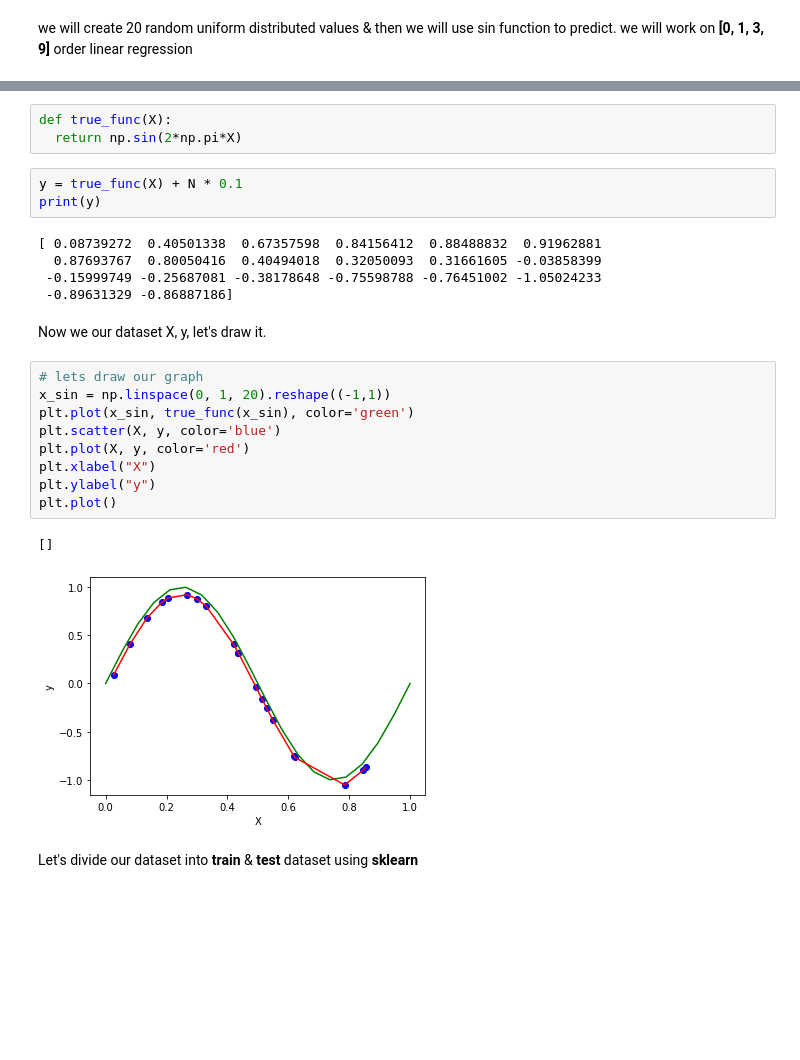
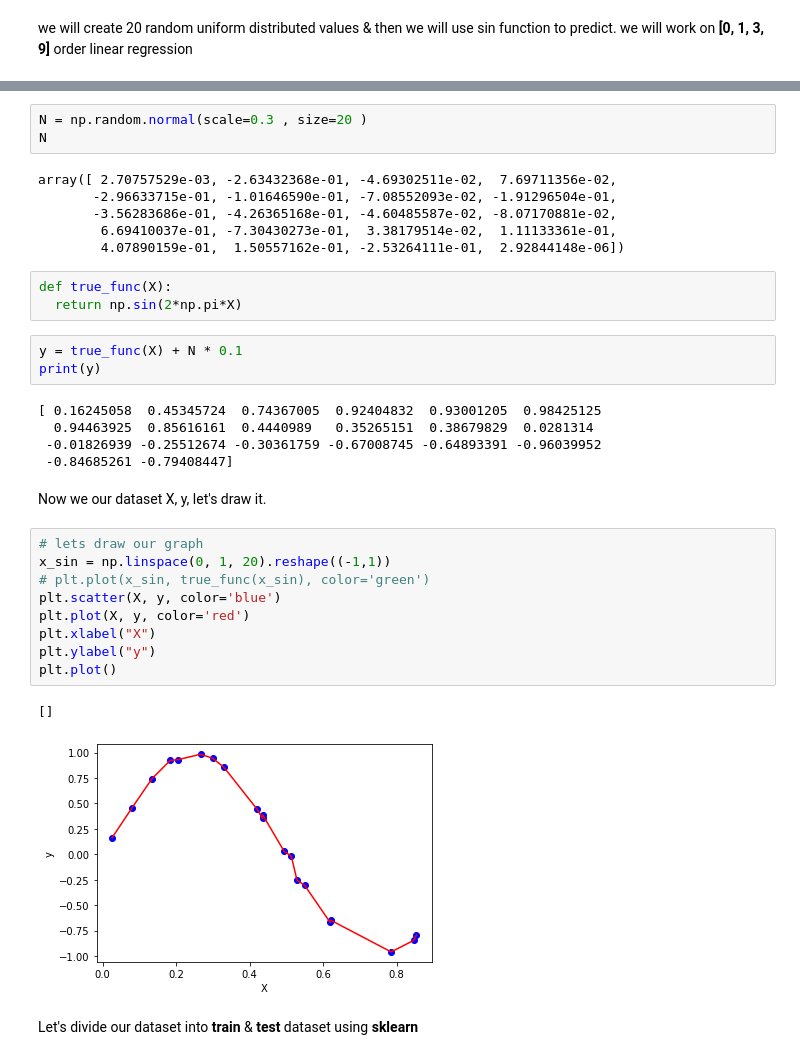
Before and after one commit to jay-thakur/Concept_of_Overfitting, a Jupyter notebook: Concept_of_Overfitting.ipynb, the cells around one changed output, grey strips where cells are left out. Drawn from its saved outputs; the diff is of its cells as text; blank space fills up the shorter version.

```diff
--- a/Concept_of_Overfitting.ipynb
+++ b/Concept_of_Overfitting.ipynb
@@ -54,6 +56,15 @@ print(N)
  0.51357812 0.52914209 0.54966248 0.61927097 0.62113383 0.78533515
  0.84656149 0.85397529]
 -0.7478709492938624
+# %%
+N = np.random.normal(scale=0.3 , size=20 )
+N
+# %% [output]
+array([ 2.70757529e-03, -2.63432368e-01, -4.69302511e-02,  7.69711356e-02,
+       -2.96633715e-01, -1.01646590e-01, -7.08552093e-02, -1.91296504e-01,
+       -3.56283686e-01, -4.26365168e-01, -4.60485587e-02, -8.07170881e-02,
+        6.69410037e-01, -7.30430273e-01,  3.38179514e-02,  1.11133361e-01,
+        4.07890159e-01,  1.50557162e-01, -2.53264111e-01,  2.92844148e-06])
 # %%
 def true_func(X):
   return np.sin(2*np.pi*X)
@@ -61,24 +72,24 @@ def true_func(X):
 y = true_func(X) + N * 0.1
 print(y)
 # %% [output]
-[ 0.08739272  0.40501338  0.67357598  0.84156412  0.88488832  0.91962881
-  0.87693767  0.80050416  0.40494018  0.32050093  0.31661605 -0.03858399
- -0.15999749 -0.25687081 -0.38178648 -0.75598788 -0.76451002 -1.05024233
- -0.89631329 -0.86887186]
+[ 0.16245058  0.45345724  0.74367005  0.92404832  0.93001205  0.98425125
+  0.94463925  0.85616161  0.4440989   0.35265151  0.38679829  0.0281314
+ -0.01826939 -0.25512674 -0.30361759 -0.67008745 -0.64893391 -0.96039952
+ -0.84685261 -0.79408447]
 # %% [markdown]
 Now we our dataset X, y, let's draw it.
 # %%
 # lets draw our graph
 x_sin = np.linspace(0, 1, 20).reshape((-1,1))
-plt.plot(x_sin, true_func(x_sin), color='green')
+# plt.plot(x_sin, true_func(x_sin), color='green')
 plt.scatter(X, y, color='blue')
 plt.plot(X, y, color='red')
 plt.xlabel("X")
 plt.ylabel("y")
 plt.plot()
 # %% [output]
 []
-[figure, old version]
+[figure, new version]
 # %% [markdown]
 Let's divide our dataset into **train** & **test** dataset using **sklearn**
 # %%
```
Also changed, not shown: parts of 19 cells of this notebook.
